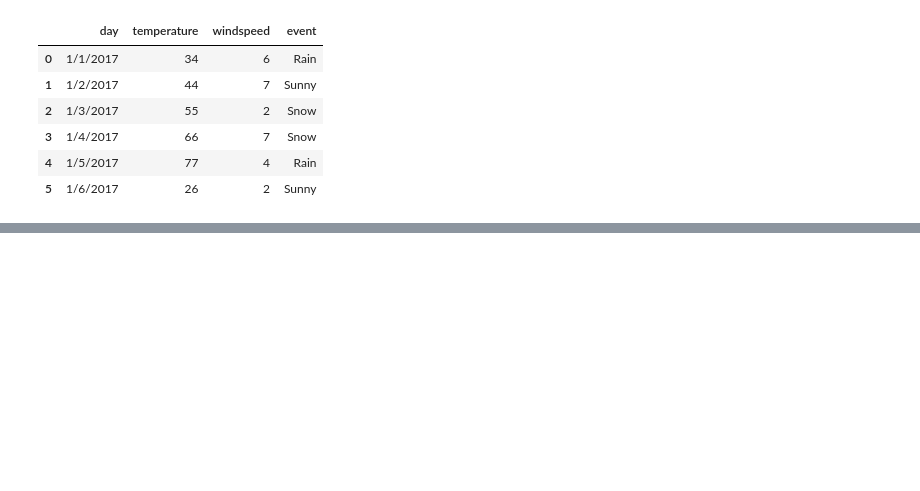
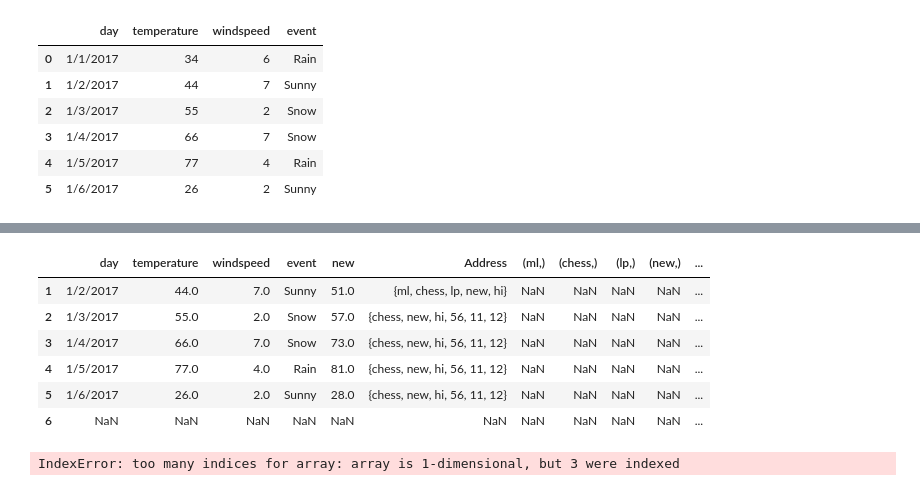
Before and after one commit to XDFrost/Pandas-Tuts, a Jupyter notebook: Day_1/Day_1_Data_Frame_Basics.ipynb, the cells around one changed output, grey strips where cells are left out. Saved outputs shown, nothing was run; the diff lists cells and outputs as text; code cells hidden in the pictures; blank space fills up the shorter version.

```diff
--- a/Day_1/Day_1_Data_Frame_Basics.ipynb
+++ b/Day_1/Day_1_Data_Frame_Basics.ipynb
@@ -333,0 +477,14 @@ df
+# %%
+df
+# %% [output]
+|  | day | temperature | windspeed | event | new | Address | (ml,) | (chess,) | (lp,) | (new,) | ... |
+| 1 | 1/2/2017 | 44.0 | 7.0 | Sunny | 51.0 | {ml, chess, lp, new, hi} | NaN | NaN | NaN | NaN | ... |
+| 2 | 1/3/2017 | 55.0 | 2.0 | Snow | 57.0 | {chess, new, hi, 56, 11, 12} | NaN | NaN | NaN | NaN | ... |
+| 3 | 1/4/2017 | 66.0 | 7.0 | Snow | 73.0 | {chess, new, hi, 56, 11, 12} | NaN | NaN | NaN | NaN | ... |
+| 4 | 1/5/2017 | 77.0 | 4.0 | Rain | 81.0 | {chess, new, hi, 56, 11, 12} | NaN | NaN | NaN | NaN | ... |
+| 5 | 1/6/2017 | 26.0 | 2.0 | Sunny | 28.0 | {chess, new, hi, 56, 11, 12} | NaN | NaN | NaN | NaN | ... |
+| 6 | NaN | NaN | NaN | NaN | NaN | NaN | NaN | NaN | NaN | NaN | ... |
+# %%
+df.drop(df.columns[1,2,3], axis = 1)
+# %% [output]
+IndexError: too many indices for array: array is 1-dimensional, but 3 were indexed
```
Also changed, not shown: parts of 26 cells of this notebook, 8 other files.
